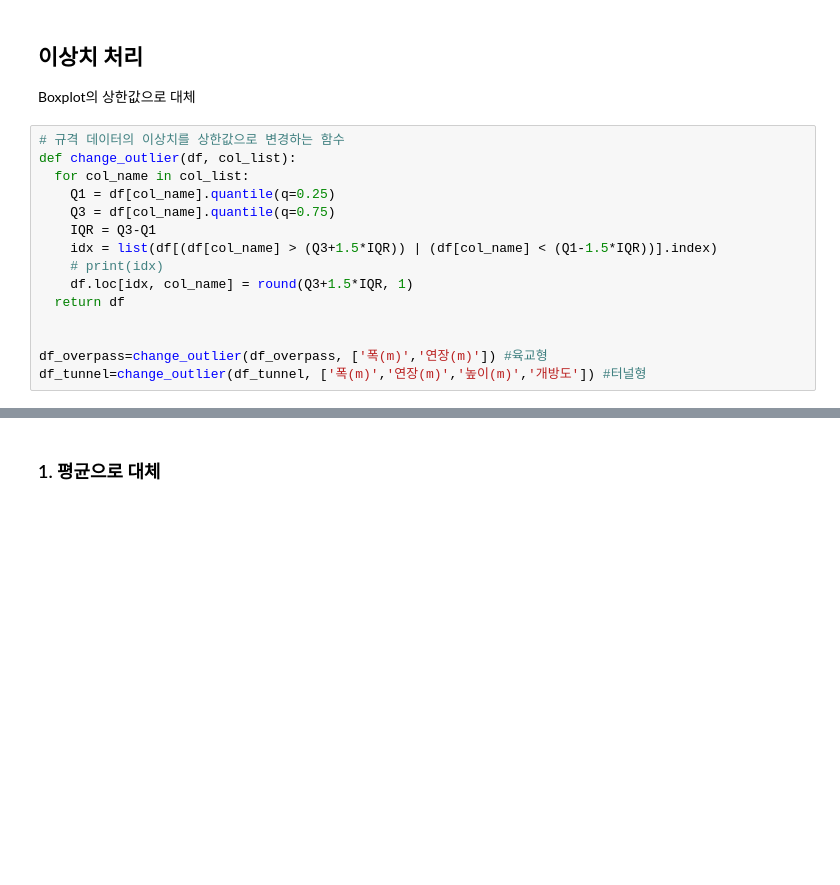
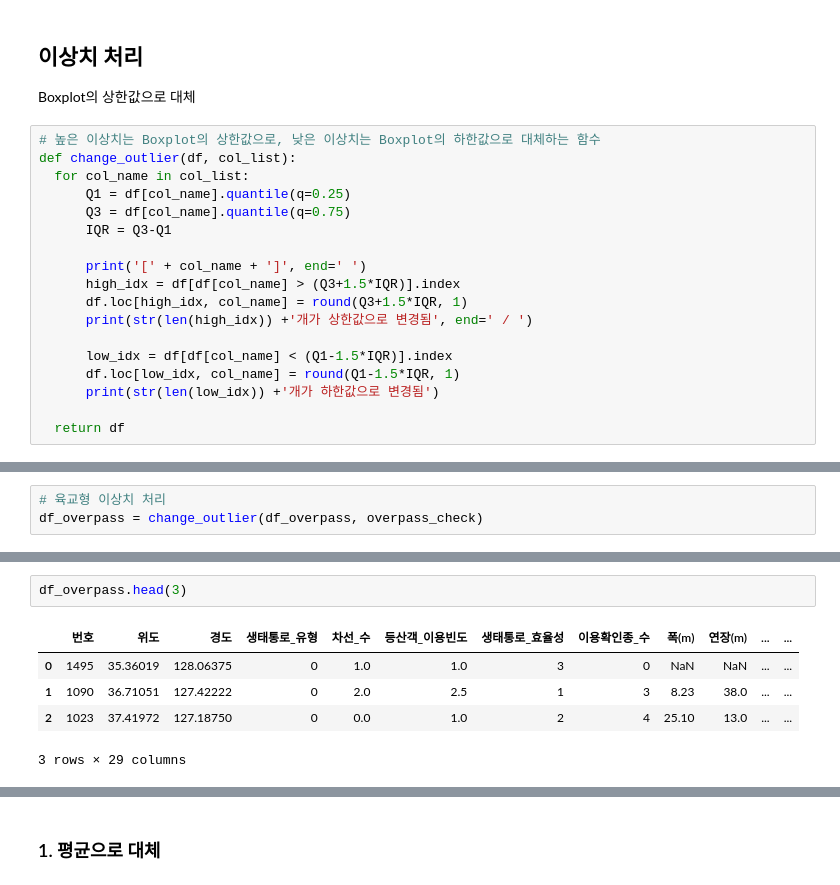
Before and after one commit to HKLeeeee/datacampus_dao, a Jupyter notebook: preprocessing/MainData 결측치 및 이상치 전처리.ipynb, the cells around one changed output, grey strips where cells are left out. Saved outputs shown, nothing was run; the diff lists cells and outputs as text; blank space fills up the shorter version.

```diff
--- a/preprocessing/MainData 결측치 및 이상치 전처리.ipynb
+++ b/preprocessing/MainData 결측치 및 이상치 전처리.ipynb
@@ -119,17 +146,20 @@ df_tunnel.boxplot(column = ['폭(m)','연장(m)','높이(m)','개방도'])
 ## 이상치 처리
 Boxplot의 상한값으로 대체
 # %%
-# 규격 데이터의 이상치를 상한값으로 변경하는 함수
+# 높은 이상치는 Boxplot의 상한값으로, 낮은 이상치는 Boxplot의 하한값으로 대체하는 함수
 def change_outlier(df, col_list):
   for col_name in col_list:
-    Q1 = df[col_name].quantile(q=0.25)
-    Q3 = df[col_name].quantile(q=0.75)
-    IQR = Q3-Q1
-    idx = list(df[(df[col_name] > (Q3+1.5*IQR)) | (df[col_name] < (Q1-1.5*IQR))].index)
-    # print(idx)
-    df.loc[idx, col_name] = round(Q3+1.5*IQR, 1)
+      Q1 = df[col_name].quantile(q=0.25)
+      Q3 = df[col_name].quantile(q=0.75)
+      IQR = Q3-Q1
+
+      print('[' + col_name + ']', end=' ')
+      high_idx = df[df[col_name] > (Q3+1.5*IQR)].index
+      df.loc[high_idx, col_name] = round(Q3+1.5*IQR, 1)
+      print(str(len(high_idx)) +'개가 상한값으로 변경됨', end=' / ')
+
+      low_idx = df[df[col_name] < (Q1-1.5*IQR)].index
+      df.loc[low_idx, col_name] = round(Q1-1.5*IQR, 1)
+      print(str(len(low_idx)) +'개가 하한값으로 변경됨')
+
   return df
-
-
-df_overpass=change_outlier(df_overpass, ['폭(m)','연장(m)']) #육교형
-df_tunnel=change_outlier(df_tunnel, ['폭(m)','연장(m)','높이(m)','개방도']) #터널형
@@ -137,0 +166,3 @@ df_tunnel=change_outlier(df_tunnel, ['폭(m)','연장(m)','높이(m)','개방도
+# %%
+# 육교형 이상치 처리
+df_overpass = change_outlier(df_overpass, overpass_check)
@@ -137,0 +212,8 @@ df_tunnel=change_outlier(df_tunnel, ['폭(m)','연장(m)','높이(m)','개방도
+# %%
+df_overpass.head(3)
+# %% [output]
+|  | 번호 | 위도 | 경도 | 생태통로_유형 | 차선_수 | 등산객_이용빈도 | 생태통로_효율성 | 이용확인종_수 | 폭(m) | 연장(m) | ... | ... |
+| 0 | 1495 | 35.36019 | 128.06375 | 0 | 1.0 | 1.0 | 3 | 0 | NaN | NaN | ... | ... |
+| 1 | 1090 | 36.71051 | 127.42222 | 0 | 2.0 | 2.5 | 1 | 3 | 8.23 | 38.0 | ... | ... |
+| 2 | 1023 | 37.41972 | 127.18750 | 0 | 0.0 | 1.0 | 2 | 4 | 25.10 | 13.0 | ... | ... |
+3 rows × 29 columns
```
Also changed, not shown: parts of 31 cells of this notebook.
